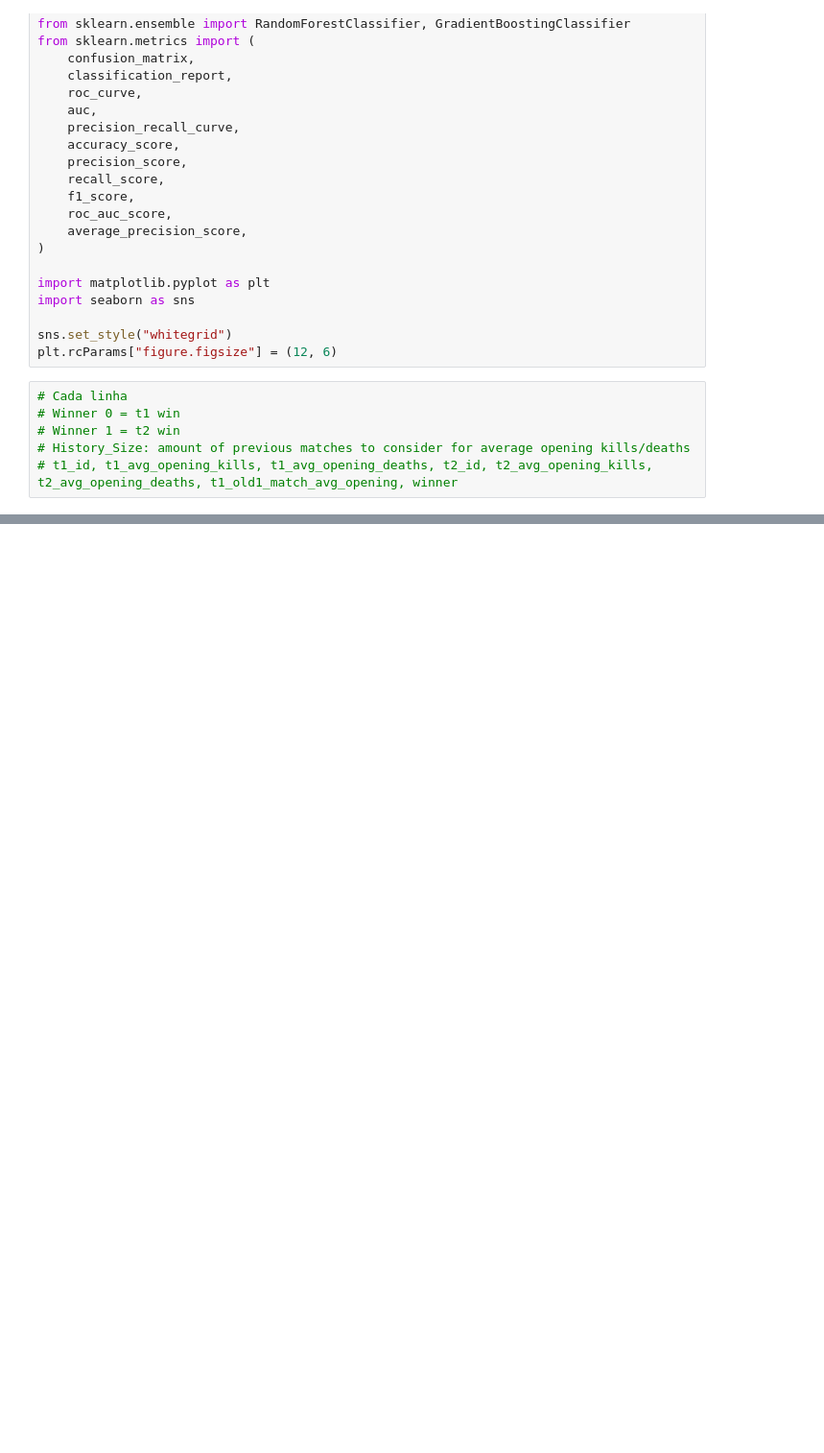
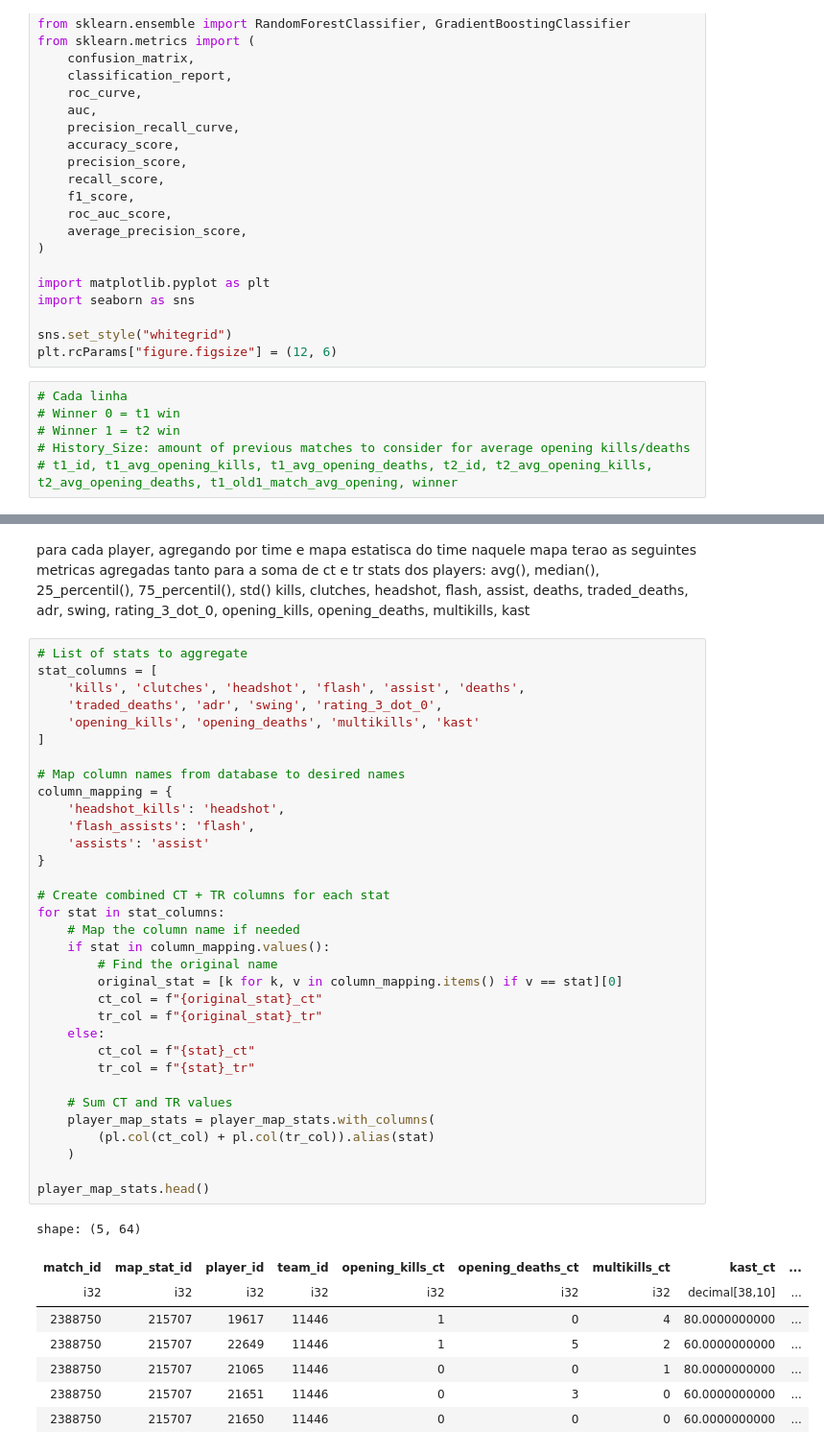
Before and after one commit to talDoFlemis/clutch-or-predict, a Jupyter notebook: notebooks/02-match-predictor.ipynb, the cells around one changed output, grey strips where cells are left out. Shown at 96% size. Drawn from its saved outputs; the diff is of its cells as text; blank space fills up the shorter version.

```diff
--- a/notebooks/02-match-predictor.ipynb
+++ b/notebooks/02-match-predictor.ipynb
@@ -69,0 +70,47 @@ shape: (790, 31)
+# %% [markdown]
+para cada player, agregando por time e mapa
+estatisca do time naquele mapa terao as seguintes metricas agregadas tanto para a soma de ct e tr
+stats dos players: avg(), median(), 25_percentil(), 75_percentil(), std()
+kills, clutches, headshot, flash, assist, deaths, traded_deaths, adr, swing, rating_3_dot_0, opening_kills, opening_deaths, multikills, kast
+# %%
+# List of stats to aggregate
+stat_columns = [
+    'kills', 'clutches', 'headshot', 'flash', 'assist', 'deaths',
+    'traded_deaths', 'adr', 'swing', 'rating_3_dot_0',
+    'opening_kills', 'opening_deaths', 'multikills', 'kast'
+]
+
+# Map column names from database to desired names
+column_mapping = {
+    'headshot_kills': 'headshot',
+    'flash_assists': 'flash',
+    'assists': 'assist'
+}
+
+# Create combined CT + TR columns for each stat
+for stat in stat_columns:
+    # Map the column name if needed
+    if stat in column_mapping.values():
+        # Find the original name
+        original_stat = [k for k, v in column_mapping.items() if v == stat][0]
+        ct_col = f"{original_stat}_ct"
+        tr_col = f"{original_stat}_tr"
+    else:
+        ct_col = f"{stat}_ct"
+        tr_col = f"{stat}_tr"
+
+    # Sum CT and TR values
+    player_map_stats = player_map_stats.with_columns(
+        (pl.col(ct_col) + pl.col(tr_col)).alias(stat)
+    )
+
+player_map_stats.head()
+# %% [output]
+shape: (5, 64)
+| match_id | map_stat_id | player_id | team_id | opening_kills_ct | opening_deaths_ct | multikills_ct | kast_ct | ... |
+| i32 | i32 | i32 | i32 | i32 | i32 | i32 | decimal[38,10] | ... |
+| 2388750 | 215707 | 19617 | 11446 | 1 | 0 | 4 | 80.0000000000 | ... |
+| 2388750 | 215707 | 22649 | 11446 | 1 | 5 | 2 | 60.0000000000 | ... |
+| 2388750 | 215707 | 21065 | 11446 | 0 | 0 | 1 | 80.0000000000 | ... |
+| 2388750 | 215707 | 21651 | 11446 | 0 | 3 | 0 | 60.0000000000 | ... |
+| 2388750 | 215707 | 21650 | 11446 | 0 | 0 | 0 | 60.0000000000 | ... |
```
Also changed, not shown: parts of 7 cells of this notebook.
